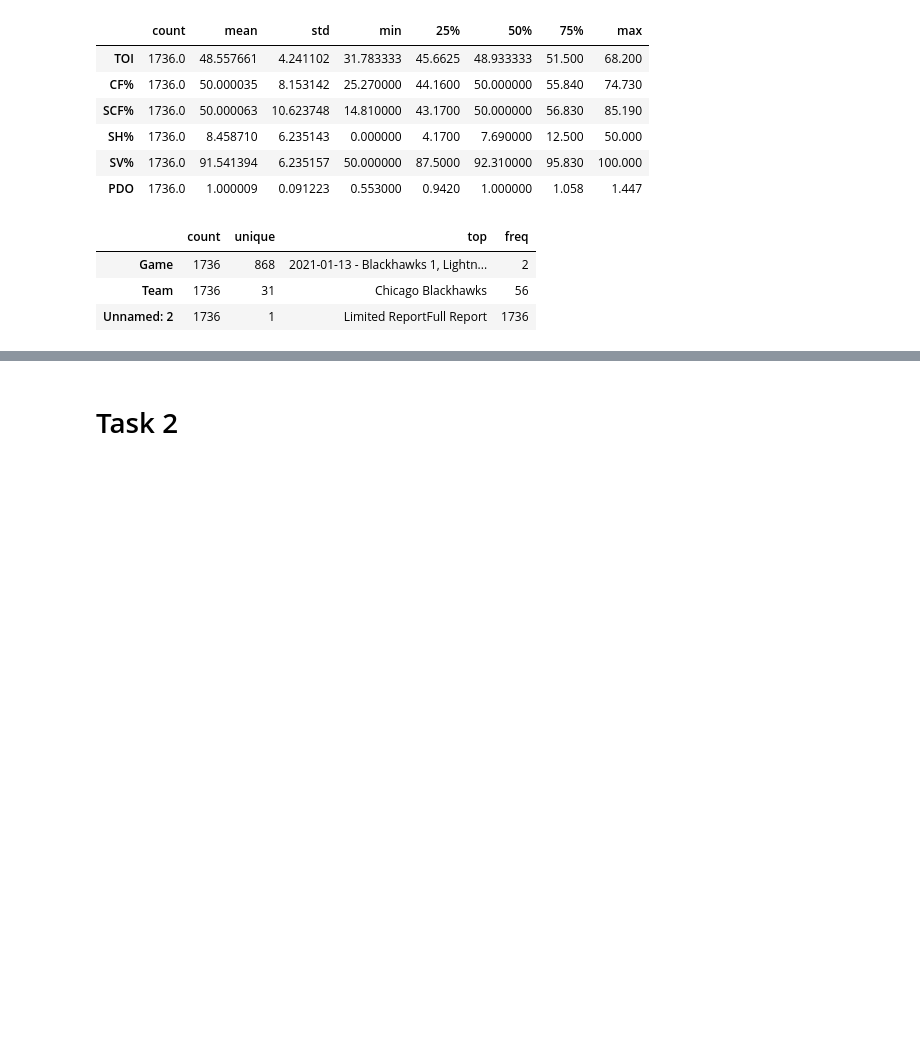
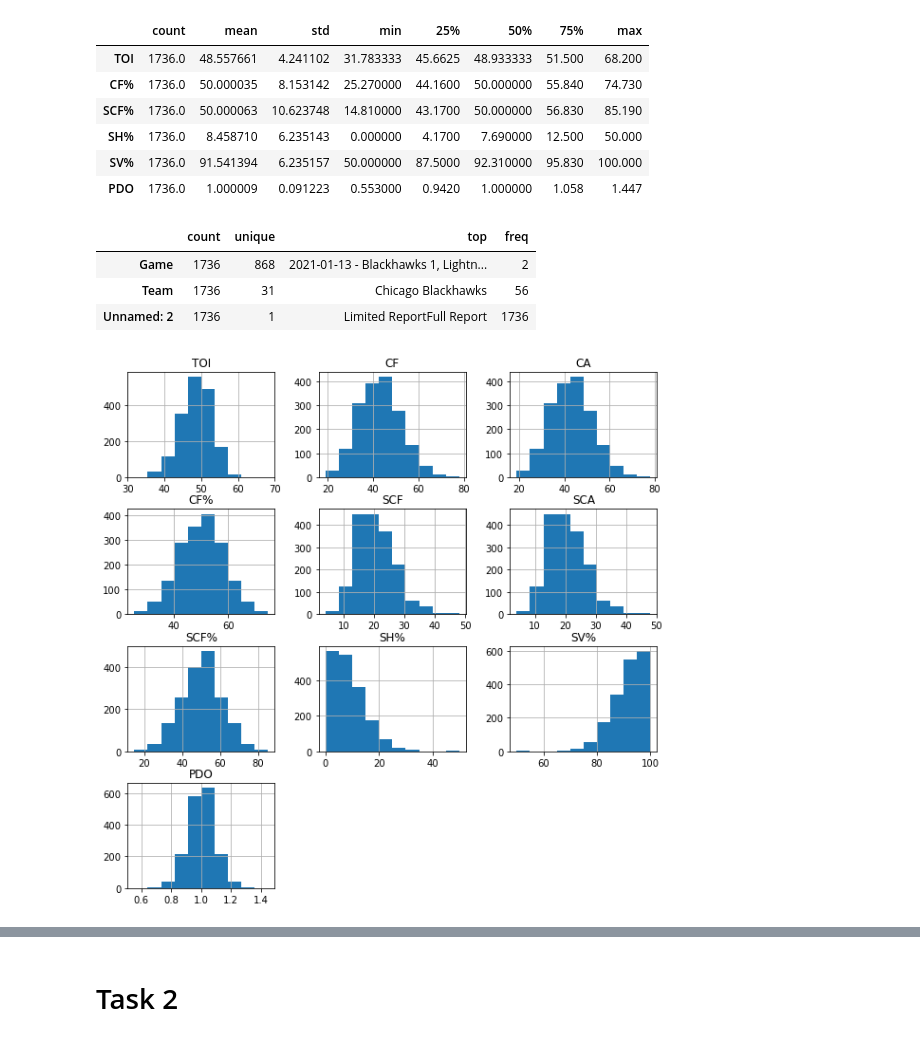
Before and after one commit to data301-2021-winter1/project-group23-project, a Jupyter notebook: notebooks/analysis1.ipynb, the cells around one changed output, grey strips where cells are left out. Saved outputs shown, nothing was run; the diff lists cells and outputs as text; code cells hidden in the pictures; blank space fills up the shorter version.

```diff
--- a/notebooks/analysis1.ipynb
+++ b/notebooks/analysis1.ipynb
@@ -55,3 +55,7 @@ data.describe(include='object').T
 | Game | 1736 | 868 | 2021-01-13 - Blackhawks 1, Lightn... | 2 |
 | Team | 1736 | 31 | Chicago Blackhawks | 56 |
 | Unnamed: 2 | 1736 | 1 | Limited ReportFull Report | 1736 |
+# %%
+Histogram = data.hist(bins=10, figsize=(10,10))
+# %% [output]
+[figure, added]
```
Also changed, not shown: parts of 30 cells of this notebook.
